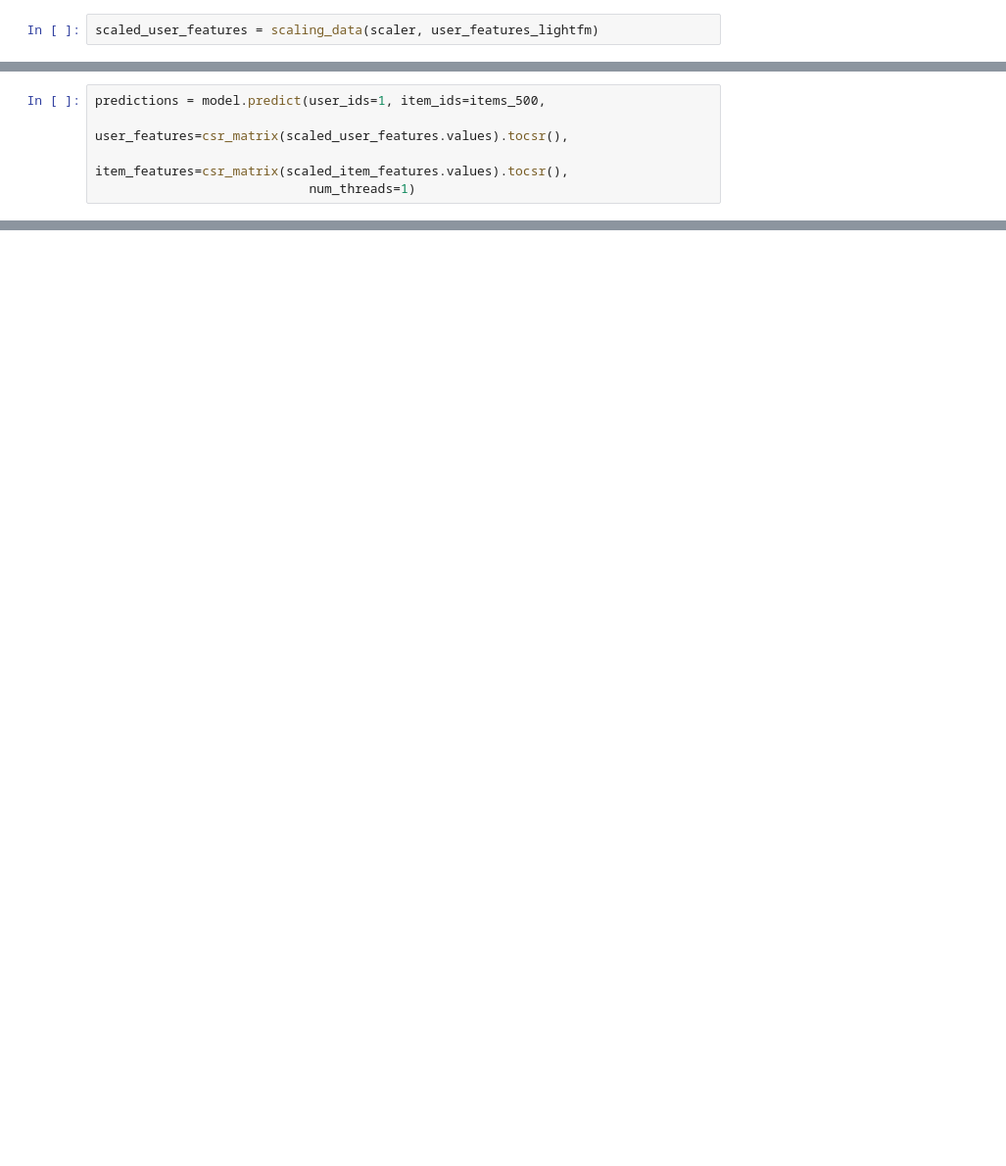
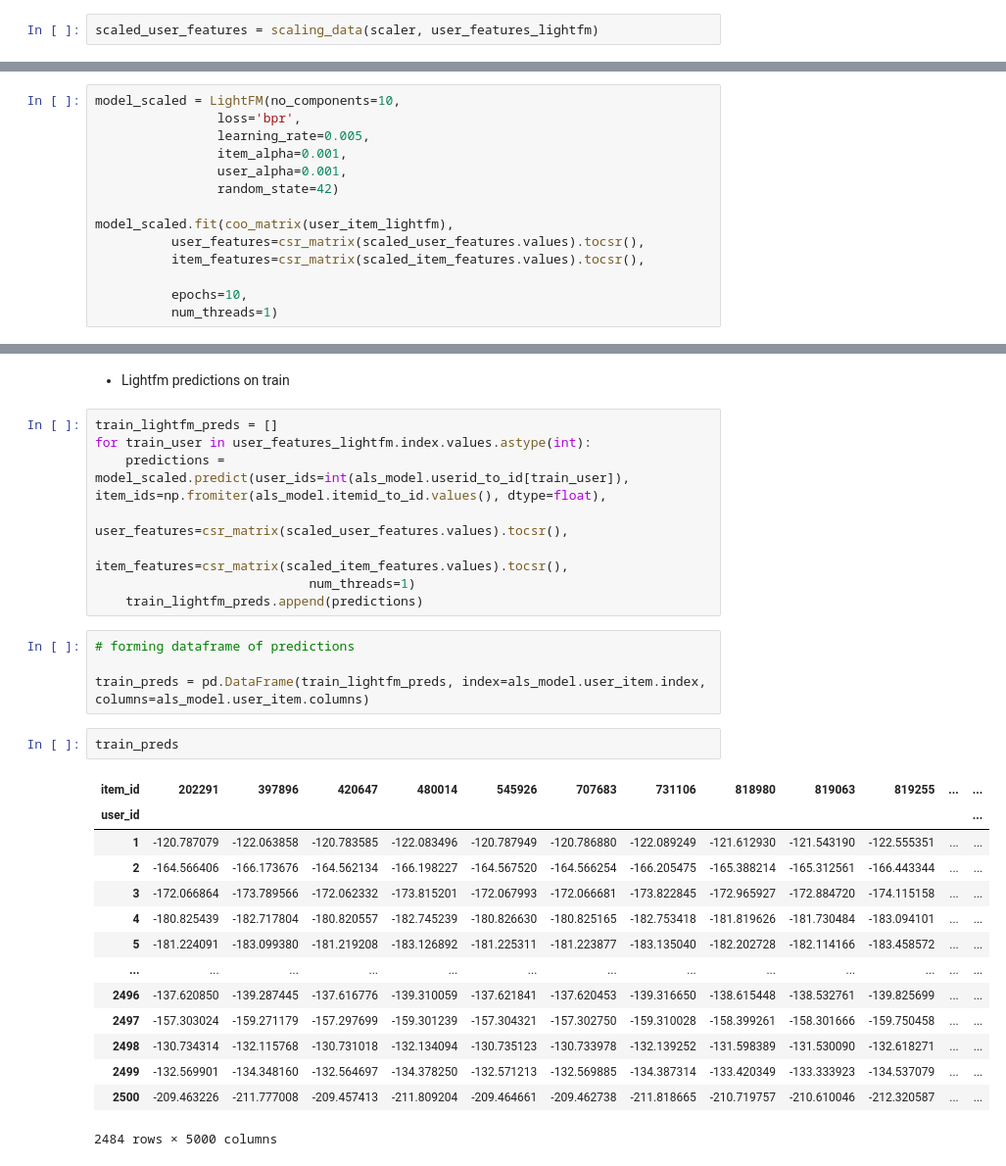
Before and after one commit to aldalinde/ReSys, a Jupyter notebook: final_project/rs_project.ipynb, the cells around one changed output, grey strips where cells are left out. Shown at 98% size. Drawn from its saved outputs; the diff is of its cells as text; blank space fills up the shorter version.

```diff
--- a/final_project/rs_project.ipynb
+++ b/final_project/rs_project.ipynb
@@ -521,5 +420,0 @@ scaled_item_features
-# %%
-predictions = model.predict(user_ids=1, item_ids=items_500,
-                            user_features=csr_matrix(scaled_user_features.values).tocsr(),
-                            item_features=csr_matrix(scaled_item_features.values).tocsr(),
-                            num_threads=1)
@@ -525,0 +455,14 @@ predictions = model.predict(user_ids=1, item_ids=items_500,
+# %%
+model_scaled = LightFM(no_components=10,
+                loss='bpr',
+                learning_rate=0.005,
+                item_alpha=0.001,
+                user_alpha=0.001,
+                random_state=42)
+
+model_scaled.fit(coo_matrix(user_item_lightfm),
+          user_features=csr_matrix(scaled_user_features.values).tocsr(),
+          item_features=csr_matrix(scaled_item_features.values).tocsr(),
+
+          epochs=10,
+          num_threads=1)
@@ -525,0 +494,31 @@ predictions = model.predict(user_ids=1, item_ids=items_500,
+# %% [markdown]
+* Lightfm predictions on train
+# %%
+train_lightfm_preds = []
+for train_user in user_features_lightfm.index.values.astype(int):
+    predictions = model_scaled.predict(user_ids=int(als_model.userid_to_id[train_user]), item_ids=np.fromiter(als_model.itemid_to_id.values(), dtype=float),
+                            user_features=csr_matrix(scaled_user_features.values).tocsr(),
+                            item_features=csr_matrix(scaled_item_features.values).tocsr(),
+                            num_threads=1)
+    train_lightfm_preds.append(predictions)
+# %%
+# forming dataframe of predictions
+
+train_preds = pd.DataFrame(train_lightfm_preds, index=als_model.user_item.index, columns=als_model.user_item.columns)
+# %%
+train_preds
+# %% [output]
+| item_id | 202291 | 397896 | 420647 | 480014 | 545926 | 707683 | 731106 | 818980 | 819063 | 819255 | ... | ... |
+| user_id |  |  |  |  |  |  |  |  |  |  |  | ... |
+| 1 | -120.787079 | -122.063858 | -120.783585 | -122.083496 | -120.787949 | -120.786880 | -122.089249 | -121.612930 | -121.543190 | -122.555351 | ... | ... |
+| 2 | -164.566406 | -166.173676 | -164.562134 | -166.198227 | -164.567520 | -164.566254 | -166.205475 | -165.388214 | -165.312561 | -166.443344 | ... | ... |
+| 3 | -172.066864 | -173.789566 | -172.062332 | -173.815201 | -172.067993 | -172.066681 | -173.822845 | -172.965927 | -172.884720 | -174.115158 | ... | ... |
+| 4 | -180.825439 | -182.717804 | -180.820557 | -182.745239 | -180.826630 | -180.825165 | -182.753418 | -181.819626 | -181.730484 | -183.094101 | ... | ... |
+| 5 | -181.224091 | -183.099380 | -181.219208 | -183.126892 | -181.225311 | -181.223877 | -183.135040 | -182.202728 | -182.114166 | -183.458572 | ... | ... |
+| ... | ... | ... | ... | ... | ... | ... | ... | ... | ... | ... | ... | ... |
+| 2496 | -137.620850 | -139.287445 | -137.616776 | -139.310059 | -137.621841 | -137.620453 | -139.316650 | -138.615448 | -138.532761 | -139.825699 | ... | ... |
+| 2497 | -157.303024 | -159.271179 | -157.297699 | -159.301239 | -157.304321 | -157.302750 | -159.310028 | -158.399261 | -158.301666 | -159.750458 | ... | ... |
+| 2498 | -130.734314 | -132.115768 | -130.731018 | -132.134094 | -130.735123 | -130.733978 | -132.139252 | -131.598389 | -131.530090 | -132.618271 | ... | ... |
+| 2499 | -132.569901 | -134.348160 | -132.564697 | -134.378250 | -132.571213 | -132.569885 | -134.387314 | -133.420349 | -133.333923 | -134.537079 | ... | ... |
+| 2500 | -209.463226 | -211.777008 | -209.457413 | -211.809204 | -209.464661 | -209.462738 | -211.818665 | -210.719757 | -210.610046 | -212.320587 | ... | ... |
+2484 rows × 5000 columns
```
Also changed, not shown: parts of 139 cells of this notebook, 3 other files.
